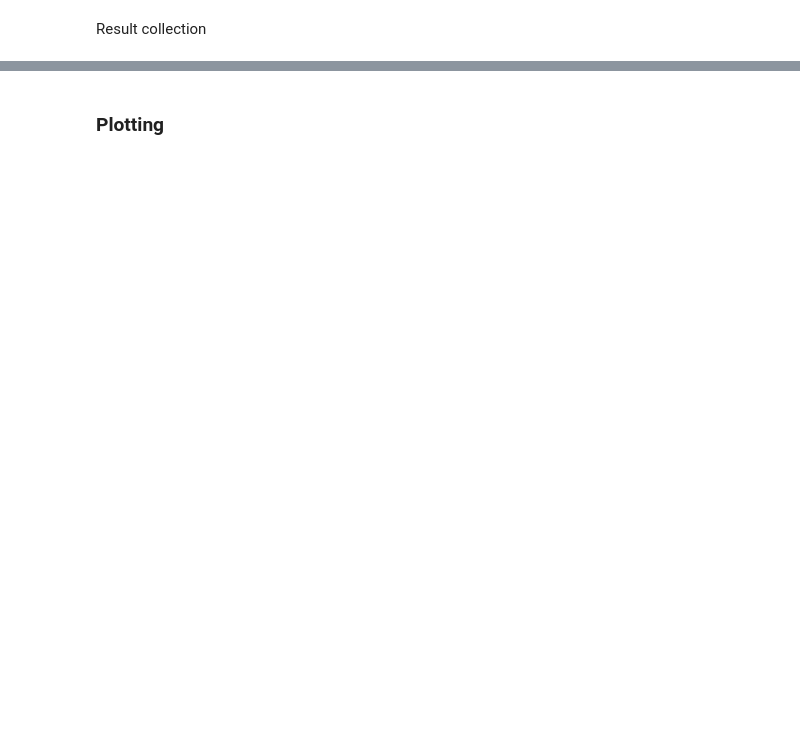
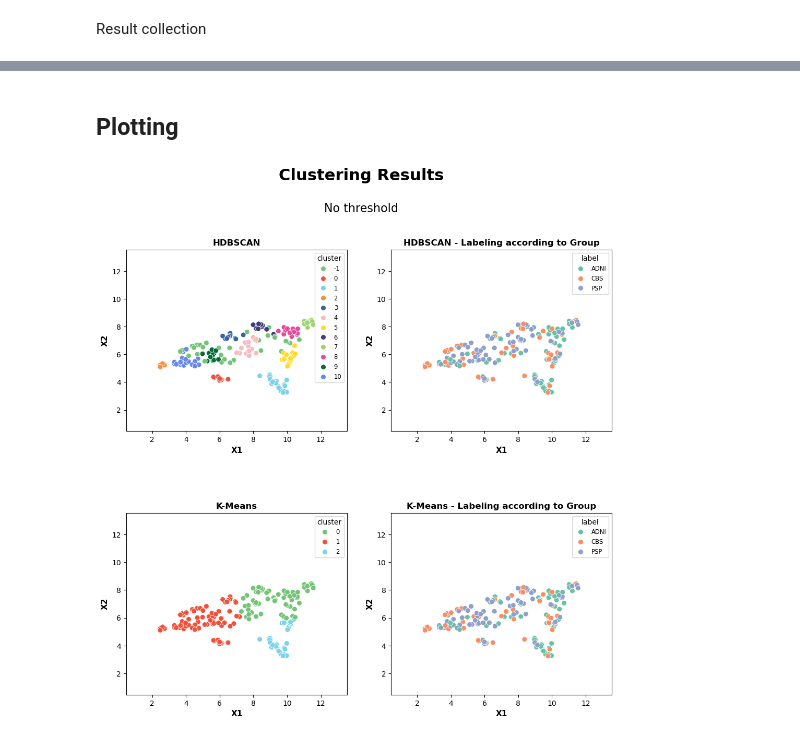
Before and after one commit to EmmaTosato/ANM_Verona, a Jupyter notebook: notebooks/clustering.ipynb, the cells around one changed output, grey strips where cells are left out. Cells and saved outputs as stored; diff of their text form; code cells hidden in the pictures; blank space fills up the shorter version.

```diff
--- a/notebooks/clustering.ipynb
+++ b/notebooks/clustering.ipynb
@@ -0,0 +35,18 @@
+# %%
+# FC maps directories
+dir_FCmaps = '/Users/emmatosato/Documents/PhD/ANM_Verona/data/FCmaps'
+dir_FCmaps_processed = '/data/FCmaps_augmented_processed'
+dir_data_utils = "/Users/emmatosato/Documents/PhD/ANM_Verona/data_utils/"
+
+# Path to masks
+gm_mask_path = '/Users/emmatosato/Documents/PhD/ANM_Verona/utils/masks/GM_mask.nii'
+harvard_oxford_mask_path = '/Users/emmatosato/Documents/PhD/ANM_Verona/utils/masks/mask_GM.nii'
+
+# Metadata
+atrophy_dataset_matches = '/Users/emmatosato/Documents/PhD/ANM_Verona/utils/metadata/atrophy_matched.xlsx'
+cognitive_dataset ='/Users/emmatosato/Documents/PhD/ANM_Verona/utils/metadata/cognitive_dataset.xlsx'
+path_df_meta = "/Users/emmatosato/Documents/PhD/ANM_Verona/data/dataframes/meta/df_meta.csv"
+
+# Done dataframe of preprocessed FC maps
+path_df_gm = "/Users/emmatosato/Documents/PhD/ANM_Verona/data/dataframes/fdc/df_gm.pkl"
+path_df_thr02_gm = "/Users/emmatosato/Documents/PhD/ANM_Verona/data/dataframes/fdc/df_thr02_gm.pkl"
@@ -46,6 +74,7 @@ def open_dataframes(path_data, path_metadata):
 # %%
 # Load dataframes
-df_gm, df_meta = open_dataframes(path_df_gm, path_df_meta)
+df_gm = pd.read_pickle(path_df_gm)
+df_meta = pd.read_csv(path_df_meta)
 
 # Merge with metadata
-df_merged, X = features_merging(df_gm, df_meta)
+df_merged, X = x_features_return(df_gm, df_meta)
@@ -103,14 +138,0 @@ labels_dict = {
-# %%
-labels_df = pd.DataFrame({
-    'ID': df_merged['ID'],
-    'Group': df_merged['Group'],
-    'CDR_SB': df_merged['CDR_SB'],
-    'MMSE': df_merged['MMSE'],
-    'labels_gmm_cdr': df_merged['labels_gmm_cdr'],
-    'HDBSCAN': labels_hdb,
-    'DBSCAN': labels_db,
-    'KMeans': labels_km,
-    'GMM': labels_gmm
-})
-
-#labels_df.to_csv("/Users/emmatosato/Documents/PhD/ANM_Verona/utils/clustering_labels_by_ID.csv", index=False)
@@ -131,2 +150,2 @@ labels_hdb, n_hdb = evaluate_hdbscan(X_umap, min_cluster_size=5)
 # %% [markdown]
-### Plotting
+## Plotting
@@ -175,3 +152,5 @@ def plot_clusters_vs_labels(x_umap, labels_dictionary, label_source_df, label_co
 # %%
-plot_clusters_vs_groups(X_umap, labels_dict, labels_df['Group'], save_path = None, title_prefix ='Prova', margin = 2.0, plot_flag=True)
+plot_clusters_vs_groups(X_umap, labels_dict, labels_df['Group'], save_path = None, title_prefix ='No threshold', margin = 2.0, plot_flag=True)
+# %% [output]
+[figure, added]
 # %%
```
Also changed, not shown: parts of 27 cells of this notebook, 18 other files.
